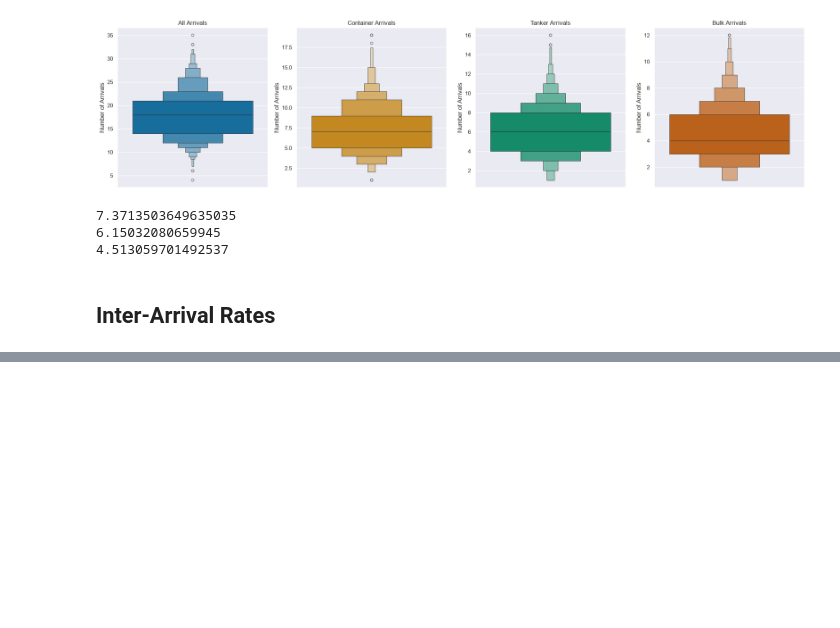
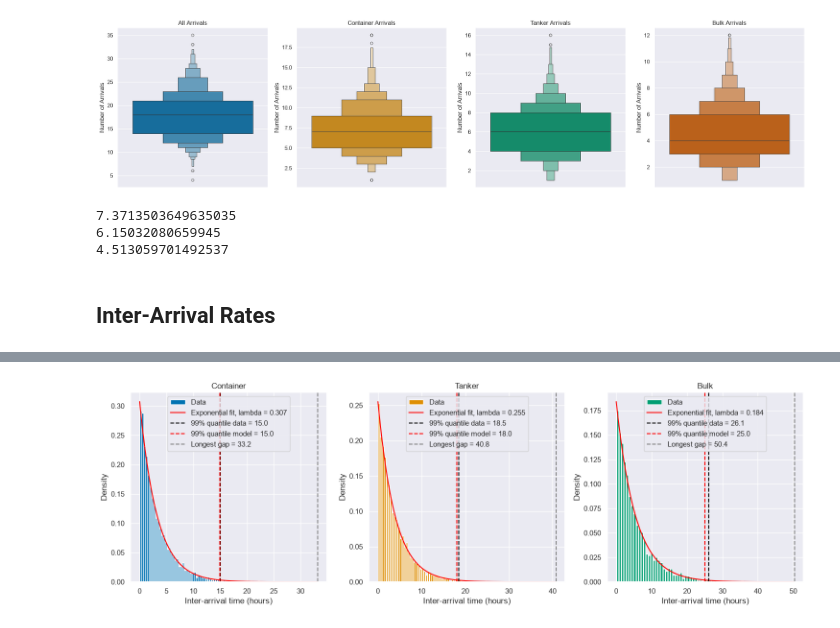
Before and after one commit to catherinekasia/simulation, a Jupyter notebook: section 2/vesselarrival.ipynb, the cells around one changed output, grey strips where cells are left out. Cells and saved outputs as stored; diff of their text form; code cells hidden in the pictures; blank space fills up the shorter version.

```diff
--- a/section 2/vesselarrival.ipynb
+++ b/section 2/vesselarrival.ipynb
@@ -244,30 +244,22 @@ def method_of_moments(array):
     array: numpy array (of interarrival times)
 
     return:
-    plt: plot of distribution
     samplemean: sample mean of array
     parameter: calculation for exponential lambda
     '''
 
-    df = pd.DataFrame(array)
-
-    #bincount should = sqrt of n
-    bincount = df.count() ** 0.5
-    plt.figure()
-    plt.hist(array, bins = int(round(bincount.iloc[0])), rwidth = 10, density = True)
     samplemean = mean(array)
     param = 1/samplemean
-    return plt, samplemean, param
+    return samplemean, param
 # %%
-plt_cont, sample_cont, param_cont = method_of_moments(container)
+sample_cont, param_cont = method_of_moments(container)
+sample_bulk, param_bulk = method_of_moments(bulk)
+sample_tank, param_tank = method_of_moments(tanker)
 
-plt_bulk, sample_bulk, param_bulk = method_of_moments(bulk)
-
-plt_tank, sample_tank, param_tank = method_of_moments(tanker)
-
+#lambda per hour
 print(f'container interarrival time ~ exp({param_cont})')
 print(f'bulk interarrival time ~ exp({param_bulk})')
-print(f'tank interarrival time ~ exp({param_tank})')
+print(f'tanker interarrival time ~ exp({param_tank})')
 # %% [output]
 container interarrival time ~ exp(0.3073319480526069)
 bulk interarrival time ~ exp(0.18403472449008712)
@@ -314,0 +267,60 @@ plt.show()
+# %%
+#fitted exponential distributions (from method_of_moments)
+fitExpDist_C = stats.expon(scale = 1/param_cont)
+fitExpDist_T = stats.expon(scale = 1/param_tank)
+fitExpDist_B = stats.expon(scale = 1/param_bulk)
+
+#extreme observations; 99% quant
+q99_C = np.quantile(container, 0.99)
+q99_T = np.quantile(tanker, 0.99)
+q99_B = np.quantile(bulk, 0.99)
+
+#99% quantiles of the model, P(X > x) = exp(-lambda*x) = 0.01, so x = -ln(0.01)/lambda
+q99model_C = -np.log(0.01) / param_cont
+q99model_T = -np.log(0.01) / param_tank
+q99model_B = -np.log(0.01) / param_bulk
+
+
+f, ax = plt.subplots(1, 3, figsize = (15, 5))
+
+ax[0].hist(container, bins = 'auto', rwidth = 0.8, density = True, color = palette[0], label = 'Data')
+xs = np.arange(0, np.max(container), 0.1)
+ys = fitExpDist_C.pdf(xs)
+ax[0].plot(xs, ys, color = 'red', label = 'Exponential fit, lambda = ' + str(round(param_cont, 3)))
+ax[0].axvline(q99_C, color = 'black', linestyle = '--', label = '99% quantile data = ' + str(round(q99_C, 1)))
+ax[0].axvline(q99model_C, color = 'red', linestyle = '--', label = '99% quantile model = ' + str(round(q99model_C, 1)))
+ax[0].axvline(np.max(container), color = 'grey', linestyle = '--', label = 'Longest gap = ' + str(round(np.max(container), 1)))
+ax[0].set_title('Container')
+ax[0].set_xlabel('Inter-arrival time (hours)')
+ax[0].set_ylabel('Density')
+ax[0].legend()
+
+ax[1].hist(tanker, bins = 'auto', rwidth = 0.8, density = True, color = palette[1], label = 'Data')
+xs = np.arange(0, np.max(tanker), 0.1)
+ys = fitExpDist_T.pdf(xs)
+ax[1].plot(xs, ys, color = 'red', label = 'Exponential fit, lambda = ' + str(round(param_tank, 3)))
+ax[1].axvline(q99_T, color = 'black', linestyle = '--', label = '99% quantile data = ' + str(round(q99_T, 1)))
+ax[1].axvline(q99model_T, color = 'red', linestyle = '--', label = '99% quantile model = ' + str(round(q99model_T, 1)))
+ax[1].axvline(np.max(tanker), color = 'grey', linestyle = '--', label = 'Longest gap = ' + str(round(np.max(tanker), 1)))
+ax[1].set_title('Tanker')
+ax[1].set_xlabel('Inter-arrival time (hours)')
+ax[1].set_ylabel('Density')
+ax[1].legend()
+
+ax[2].hist(bulk, bins = 'auto', rwidth = 0.8, density = True, color = palette[2], label = 'Data')
+xs = np.arange(0, np.max(bulk), 0.1)
+ys = fitExpDist_B.pdf(xs)
+ax[2].plot(xs, ys, color = 'red', label = 'Exponential fit, lambda = ' + str(round(param_bulk, 3)))
+ax[2].axvline(q99_B, color = 'black', linestyle = '--', label = '99% quantile data = ' + str(round(q99_B, 1)))
+ax[2].axvline(q99model_B, color = 'red', linestyle = '--', label = '99% quantile model = ' + str(round(q99model_B, 1)))
+ax[2].axvline(np.max(bulk), color = 'grey', linestyle = '--', label = 'Longest gap = ' + str(round(np.max(bulk), 1)))
+ax[2].set_title('Bulk')
+ax[2].set_xlabel('Inter-arrival time (hours)')
+ax[2].set_ylabel('Density')
+ax[2].legend()
+
+plt.tight_layout()
+plt.savefig('figures/interarrival_hist.jpeg', bbox_inches = 'tight')
+plt.show()
+# %% [output]
+[figure, added]
```
Also changed, not shown: parts of 5 cells of this notebook, 1 other file.
